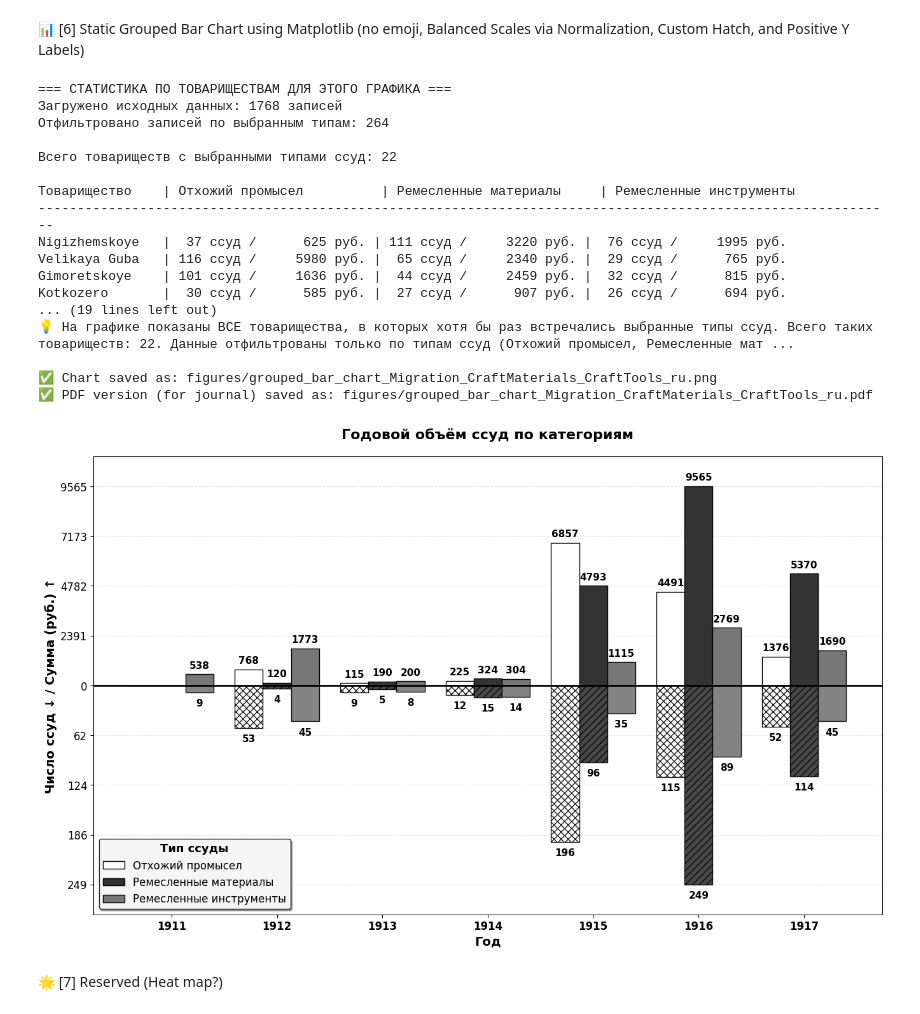
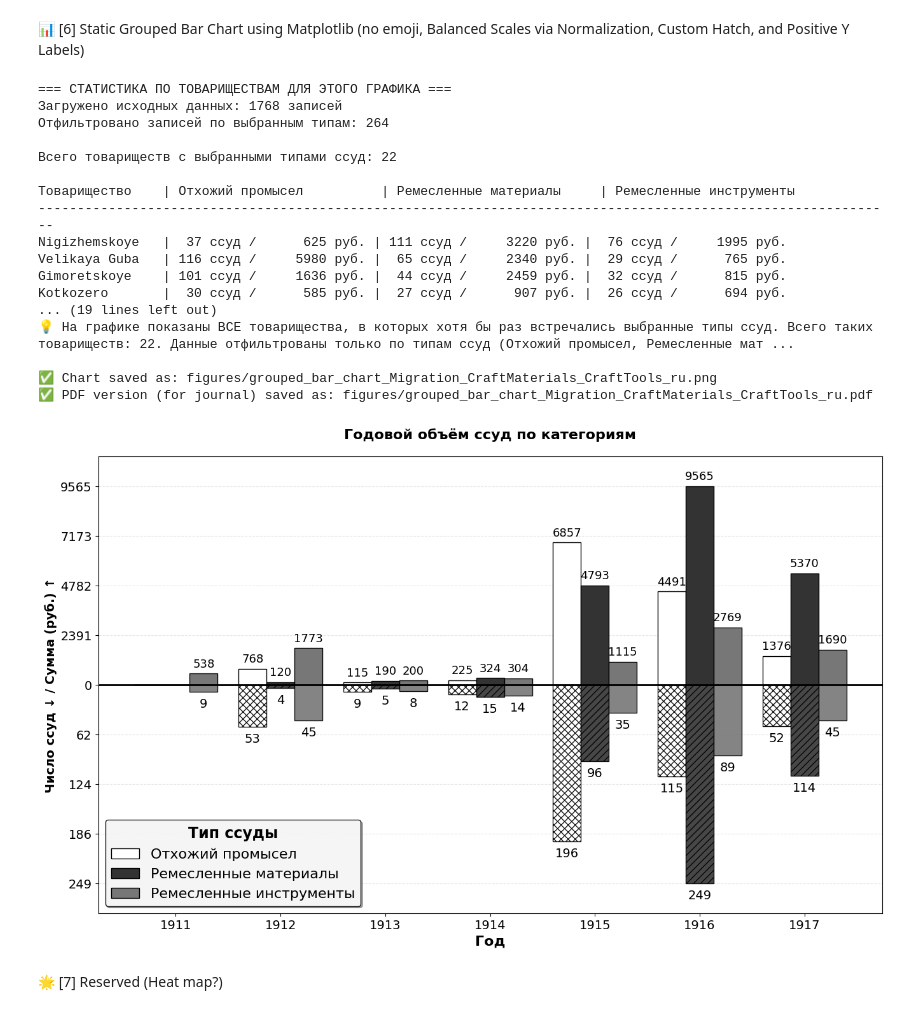
Before and after one commit to componavt/LLLE-R1900s, a Jupyter notebook: src/visualization/grouped_bar_chart_bw.ipynb, the cells around one changed output. Saved outputs shown, nothing was run; the diff lists cells and outputs as text; code cells hidden in the pictures.

Commit message:
large font

```diff
--- a/src/visualization/grouped_bar_chart_bw.ipynb
+++ b/src/visualization/grouped_bar_chart_bw.ipynb
@@ -474,7 +474,7 @@ for i, item in enumerate(credit_items):
                 bar.get_x() + bar.get_width() / 2,
                 bar.get_height() + 0.02,
                 val_str,
-                ha='center', va='bottom', fontsize=11, fontweight='bold',  # Increased font size
+                ha='center', va='bottom', fontsize=13, #fontweight='bold',  # Increased font size
                 zorder=4
             )
 
@@ -501,7 +501,7 @@ for i, item in enumerate(credit_items):
                 bar.get_x() + bar.get_width() / 2,
                 bar.get_height() - 0.03,  # More offset for readability
                 num_part,
-                ha='center', va='top', fontsize=11, fontweight='bold',  # Increased font size
+                ha='center', va='top', fontsize=14, #fontweight='bold',  # Increased font size
                 zorder=4
             )
 
@@ -532,23 +532,23 @@ ax1.set_yticks(tick_positions)
 ax1.set_yticklabels(tick_labels)
 
 # Increase font size for axis tick labels
-ax1.tick_params(axis='both', labelsize=12)
+ax1.tick_params(axis='both', labelsize=14)
 
 # Labels and titles (with updated Y-axis label: "rub" instead of "thsd rub")
 if USE_LANGUAGE == "en":
     ax1.set_ylabel('Number of Loans ↓ / Amount (rub) ↑', fontsize=14, fontweight='bold')  # Increased font size
-    ax1.set_xlabel('Year', fontsize=14, fontweight='bold')  # Increased font size
+    ax1.set_xlabel('Year', fontsize=16, fontweight='bold')  # Increased font size
     title = "Annual Loan Volume by Credit Type"
     legend_title = "Credit Type"
 else:
     ax1.set_ylabel('Число ссуд ↓ / Сумма (руб.) ↑', fontsize=14, fontweight='bold')  # Increased font size
-    ax1.set_xlabel('Год', fontsize=14, fontweight='bold')  # Increased font size
+    ax1.set_xlabel('Год', fontsize=16, fontweight='bold')  # Increased font size
     title = "Годовой объём ссуд по категориям"
     legend_title = "Тип ссуды"
 
 ax1.set_title(title, fontsize=16, fontweight='bold', pad=20)  # Increased title font size
 ax1.set_xticks(x)
-ax1.set_xticklabels(years, fontsize=12, fontweight='bold')  # Increased font size for years
+ax1.set_xticklabels(years, fontsize=14)  # Increased font size for years
 
 # Zero line
 ax1.axhline(0, color='black', linewidth=2.0, zorder=5)  # Increase zero line thickness
@@ -556,8 +556,8 @@ ax1.axhline(0, color='black', linewidth=2.0, zorder=5)  # Increase zero line thi
 # Legend with larger font
 legend = ax1.legend(
     title=legend_title,
-    fontsize=12,  # Increased legend font size
-    title_fontsize=13,  # Increased legend title font size
+    fontsize=16,  # Increased legend font size
+    title_fontsize=17,  # Increased legend title font size
     loc='lower left',
     frameon=True,
     fancybox=True,
@@ -578,34 +578,34 @@ filename = f"grouped_bar_chart_{items_str}_{lang_suffix}.png"
 filepath = os.path.join(output_dir, filename)
 
 plt.savefig(filepath, dpi=300, bbox_inches='tight')
 print(f"\n✅ Chart saved as: {filepath}")
 
 # Save PDF version for journal publication
 pdf_filename = f"grouped_bar_chart_{items_str}_{lang_suffix}.pdf"
 pdf_filepath = os.path.join(output_dir, pdf_filename)
 plt.savefig(pdf_filepath, bbox_inches='tight')
 print(f"✅ PDF version (for journal) saved as: {pdf_filepath}")
 
 plt.show()
 # %% [output]
 === СТАТИСТИКА ПО ТОВАРИЩЕСТВАМ ДЛЯ ЭТОГО ГРАФИКА ===
 Загружено исходных данных: 1768 записей
 Отфильтровано записей по выбранным типам: 264
 
 Всего товариществ с выбранными типами ссуд: 22
 
 Товарищество    | Отхожий промысел          | Ремесленные материалы     | Ремесленные инструменты
 --------------------------------------------------------------------------------------------------------------
 Nigizhemskoye   |  37 ссуд /      625 руб. | 111 ссуд /     3220 руб. |  76 ссуд /     1995 руб.
 Velikaya Guba   | 116 ссуд /     5980 руб. |  65 ссуд /     2340 руб. |  29 ссуд /      765 руб.
 Gimoretskoye    | 101 ссуд /     1636 руб. |  44 ссуд /     2459 руб. |  32 ссуд /      815 руб.
 Kotkozero       |  30 ссуд /      585 руб. |  27 ссуд /      907 руб. |  26 ссуд /      694 руб.
 ... (19 lines left out)
 💡 На графике показаны ВСЕ товарищества, в которых хотя бы раз встречались выбранные типы ссуд. Всего таких товариществ: 22. Данные отфильтрованы только по типам ссуд (Отхожий промысел, Ремесленные мат ...
 
 ✅ Chart saved as: figures/grouped_bar_chart_Migration_CraftMaterials_CraftTools_ru.png
 ✅ PDF version (for journal) saved as: figures/grouped_bar_chart_Migration_CraftMaterials_CraftTools_ru.pdf
-[figure, old version]
+[figure, new version]
 # %% [markdown]
 🌟 [7] Reserved (Heat map?)
 # %% [markdown]
```
